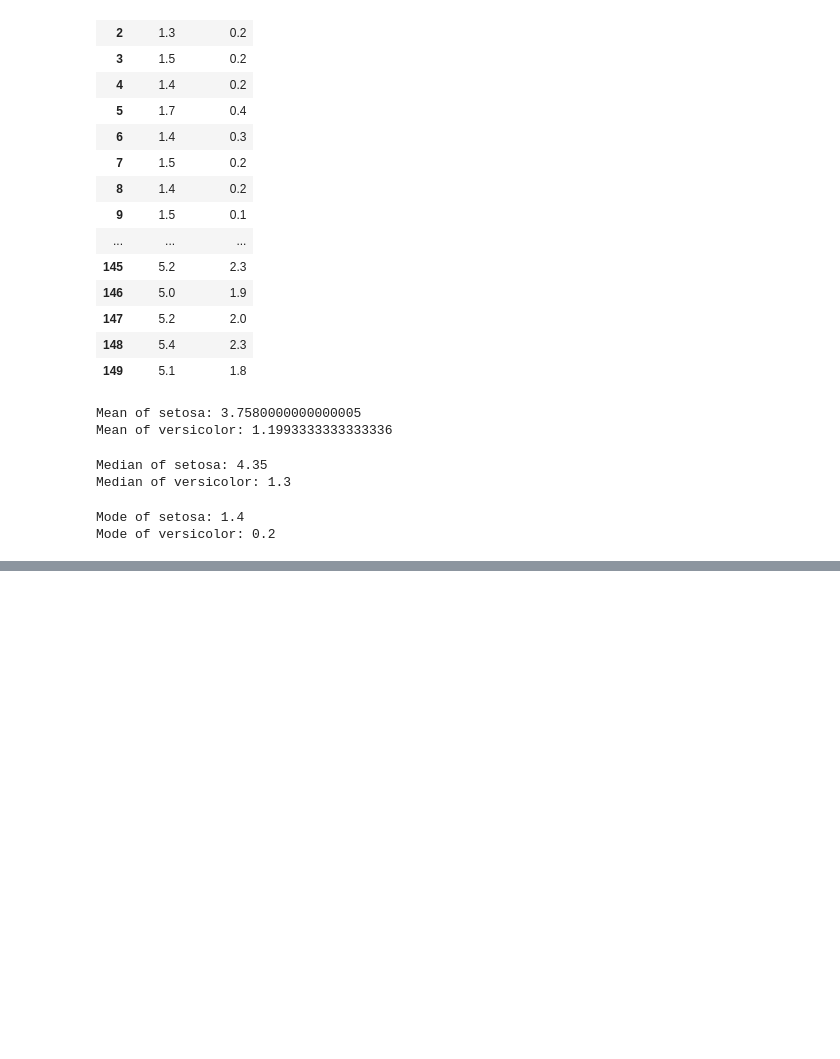
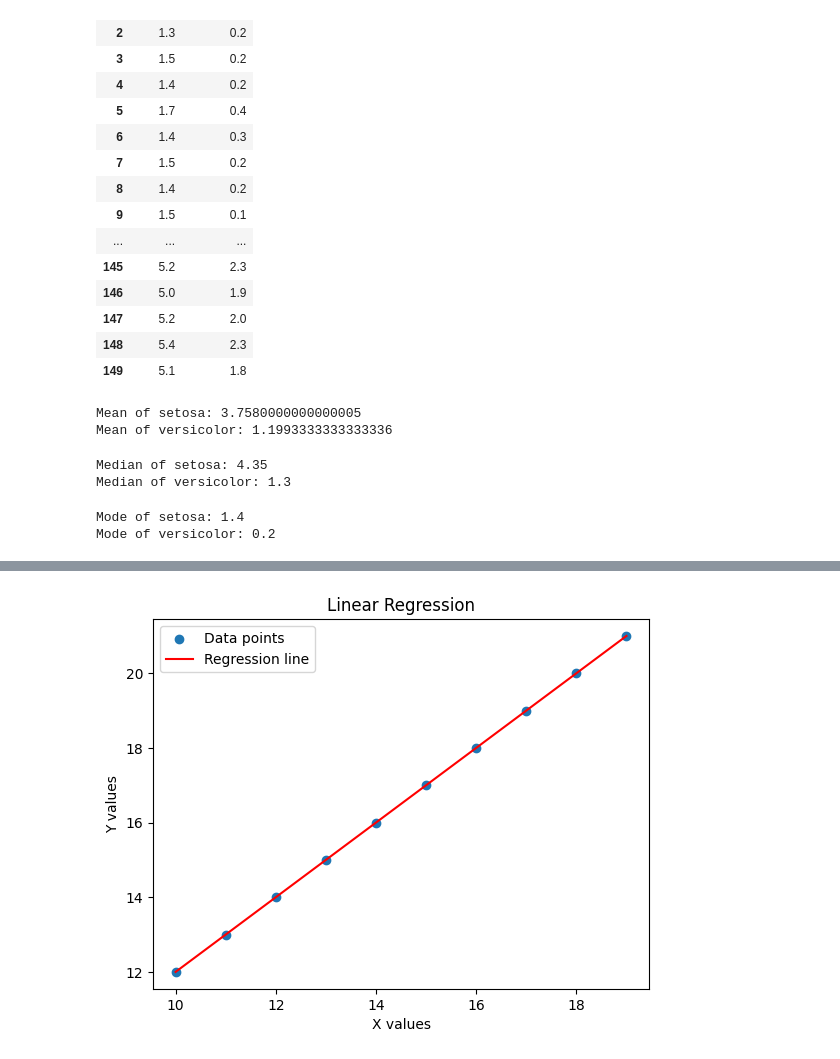
Before and after one commit to Sahadipankar/College-Practice-Coding, a Jupyter notebook: Python/Jupyter Notebook/clg_class_course.ipynb, the cells around one changed output, grey strips where cells are left out. Saved outputs shown, nothing was run; the diff lists cells and outputs as text; code cells hidden in the pictures; blank space fills up the shorter version.

```diff
--- a/Python/Jupyter Notebook/clg_class_course.ipynb
+++ b/Python/Jupyter Notebook/clg_class_course.ipynb
@@ -181,0 +358,25 @@ Mode of versicolor: 0.2
+# %%
+import matplotlib.pyplot as plt
+from scipy import stats
+
+# Define the x and y data points
+x = [10, 11, 12, 13, 14, 15, 16, 17, 18, 19]
+y = [12, 13, 14, 15, 16, 17, 18, 19, 20, 21]
+
+# Perform linear regression on x and y
+slope, intercept, r_value, p_value, std_err = stats.linregress(x, y)
+
+# Print the regression results
+print(f"Slope: {slope}")
+print(f"Intercept: {intercept}")
+print(f"Correlation coefficient (r-value): {r_value}")
+print(f"P-value: {p_value}")
+print(f"Standard error of the slope: {std_err}\n")
+
+# Use the slope and intercept to predict new y values
+predicted_y = []
+for i in x:
+    predicted_y.append(slope * i + intercept)
+
+# Print the predicted y values
+print(predicted_y)
@@ -181,0 +391,21 @@ Mode of versicolor: 0.2
+# %%
+import matplotlib.pyplot as plt
+
+# Scatter plot of the data points
+plt.scatter(x, y, label='Data points')
+
+# Regression line
+plt.plot(x, [slope * xi + intercept for xi in x], color='red', label='Regression line')
+
+# Adding title and labels
+plt.title('Linear Regression')
+plt.xlabel('X values')
+plt.ylabel('Y values')
+
+# Adding a legend
+plt.legend()
+
+# Display the plot
+plt.show()
+# %% [output]
+[figure, added]
```
Also changed, not shown: parts of 13 cells of this notebook, 6 other files.
